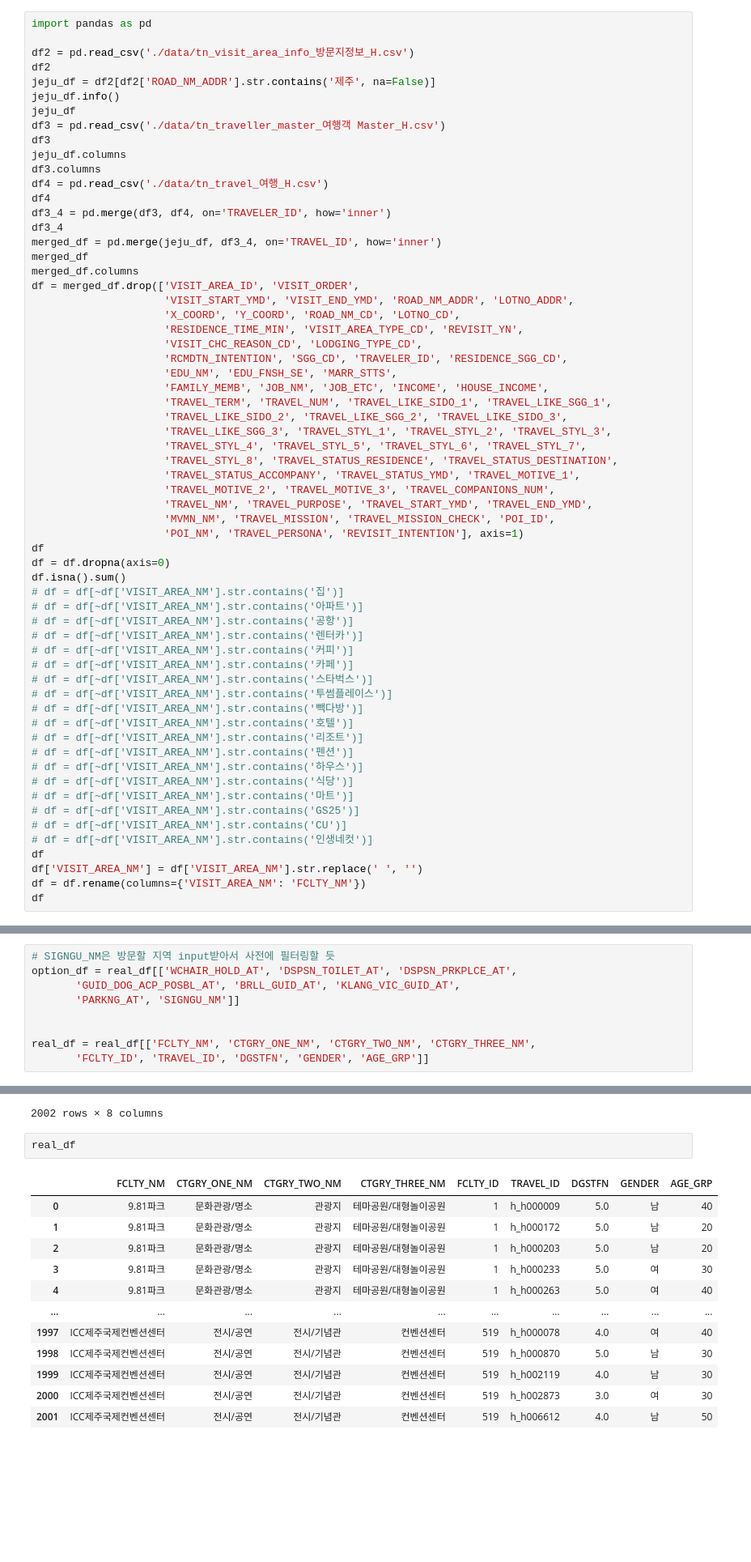
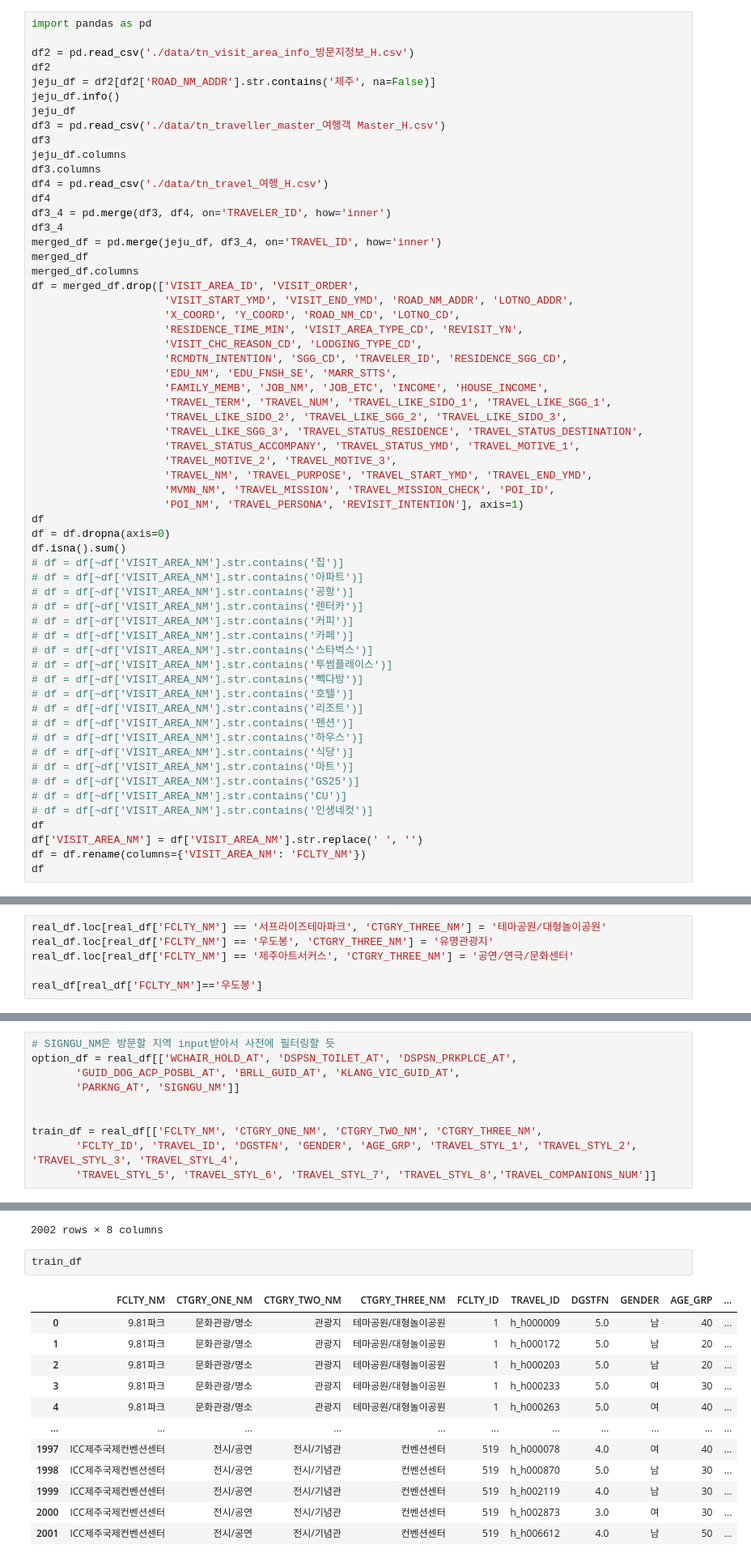
Before and after one commit to hanhee-cho/DA36_mini2_Jeju_for_All, a Jupyter notebook: minha_temp.ipynb, the cells around one changed output, grey strips where cells are left out. Shown at 81% size. Cells and saved outputs as stored; diff of their text form; blank space fills up the shorter version.

```diff
--- a/minha_temp.ipynb
+++ b/minha_temp.ipynb
@@ -215,11 +215,9 @@ df = merged_df.drop(['VISIT_AREA_ID', 'VISIT_ORDER',
                      'FAMILY_MEMB', 'JOB_NM', 'JOB_ETC', 'INCOME', 'HOUSE_INCOME',
                      'TRAVEL_TERM', 'TRAVEL_NUM', 'TRAVEL_LIKE_SIDO_1', 'TRAVEL_LIKE_SGG_1',
                      'TRAVEL_LIKE_SIDO_2', 'TRAVEL_LIKE_SGG_2', 'TRAVEL_LIKE_SIDO_3',
-                     'TRAVEL_LIKE_SGG_3', 'TRAVEL_STYL_1', 'TRAVEL_STYL_2', 'TRAVEL_STYL_3',
-                     'TRAVEL_STYL_4', 'TRAVEL_STYL_5', 'TRAVEL_STYL_6', 'TRAVEL_STYL_7',
-                     'TRAVEL_STYL_8', 'TRAVEL_STATUS_RESIDENCE', 'TRAVEL_STATUS_DESTINATION',
+                     'TRAVEL_LIKE_SGG_3', 'TRAVEL_STATUS_RESIDENCE', 'TRAVEL_STATUS_DESTINATION',
                      'TRAVEL_STATUS_ACCOMPANY', 'TRAVEL_STATUS_YMD', 'TRAVEL_MOTIVE_1',
-                     'TRAVEL_MOTIVE_2', 'TRAVEL_MOTIVE_3', 'TRAVEL_COMPANIONS_NUM',
+                     'TRAVEL_MOTIVE_2', 'TRAVEL_MOTIVE_3',
                      'TRAVEL_NM', 'TRAVEL_PURPOSE', 'TRAVEL_START_YMD', 'TRAVEL_END_YMD',
                      'MVMN_NM', 'TRAVEL_MISSION', 'TRAVEL_MISSION_CHECK', 'POI_ID',
                      'POI_NM', 'TRAVEL_PERSONA', 'REVISIT_INTENTION'], axis=1)
@@ -331,0 +330,6 @@ real_df
+# %%
+real_df.loc[real_df['FCLTY_NM'] == '서프라이즈테마파크', 'CTGRY_THREE_NM'] = '테마공원/대형놀이공원'
+real_df.loc[real_df['FCLTY_NM'] == '우도봉', 'CTGRY_THREE_NM'] = '유명관광지'
+real_df.loc[real_df['FCLTY_NM'] == '제주아트서커스', 'CTGRY_THREE_NM'] = '공연/연극/문화센터'
+
+real_df[real_df['FCLTY_NM']=='우도봉']
@@ -388,8 +421,9 @@ option_df = real_df[['WCHAIR_HOLD_AT', 'DSPSN_TOILET_AT', 'DSPSN_PRKPLCE_AT',
        'PARKNG_AT', 'SIGNGU_NM']]
 
 
-real_df = real_df[['FCLTY_NM', 'CTGRY_ONE_NM', 'CTGRY_TWO_NM', 'CTGRY_THREE_NM',
-       'FCLTY_ID', 'TRAVEL_ID', 'DGSTFN', 'GENDER', 'AGE_GRP']]
+train_df = real_df[['FCLTY_NM', 'CTGRY_ONE_NM', 'CTGRY_TWO_NM', 'CTGRY_THREE_NM',
+       'FCLTY_ID', 'TRAVEL_ID', 'DGSTFN', 'GENDER', 'AGE_GRP', 'TRAVEL_STYL_1', 'TRAVEL_STYL_2', 'TRAVEL_STYL_3', 'TRAVEL_STYL_4',
+       'TRAVEL_STYL_5', 'TRAVEL_STYL_6', 'TRAVEL_STYL_7', 'TRAVEL_STYL_8','TRAVEL_COMPANIONS_NUM']]
 # %%
 option_df
 # %% [output]
@@ -407,17 +441,17 @@ option_df
 | 2001 | 1 | 1 | 1 | 1 | 1 | ... |
 2002 rows × 8 columns
 # %%
-real_df
+train_df
 # %% [output]
-|  | FCLTY_NM | CTGRY_ONE_NM | CTGRY_TWO_NM | CTGRY_THREE_NM | FCLTY_ID | TRAVEL_ID | DGSTFN | GENDER | AGE_GRP |
-| 0 | 9.81파크 | 문화관광/명소 | 관광지 | 테마공원/대형놀이공원 | 1 | h_h000009 | 5.0 | 남 | 40 |
-| 1 | 9.81파크 | 문화관광/명소 | 관광지 | 테마공원/대형놀이공원 | 1 | h_h000172 | 5.0 | 남 | 20 |
-| 2 | 9.81파크 | 문화관광/명소 | 관광지 | 테마공원/대형놀이공원 | 1 | h_h000203 | 5.0 | 남 | 20 |
-| 3 | 9.81파크 | 문화관광/명소 | 관광지 | 테마공원/대형놀이공원 | 1 | h_h000233 | 5.0 | 여 | 30 |
-| 4 | 9.81파크 | 문화관광/명소 | 관광지 | 테마공원/대형놀이공원 | 1 | h_h000263 | 5.0 | 여 | 40 |
-| ... | ... | ... | ... | ... | ... | ... | ... | ... | ... |
-| 1997 | ICC제주국제컨벤션센터 | 전시/공연 | 전시/기념관 | 컨벤션센터 | 519 | h_h000078 | 4.0 | 여 | 40 |
-| 1998 | ICC제주국제컨벤션센터 | 전시/공연 | 전시/기념관 | 컨벤션센터 | 519 | h_h000870 | 5.0 | 남 | 30 |
-| 1999 | ICC제주국제컨벤션센터 | 전시/공연 | 전시/기념관 | 컨벤션센터 | 519 | h_h002119 | 4.0 | 남 | 30 |
-| 2000 | ICC제주국제컨벤션센터 | 전시/공연 | 전시/기념관 | 컨벤션센터 | 519 | h_h002873 | 3.0 | 여 | 30 |
-| 2001 | ICC제주국제컨벤션센터 | 전시/공연 | 전시/기념관 | 컨벤션센터 | 519 | h_h006612 | 4.0 | 남 | 50 |
+|  | FCLTY_NM | CTGRY_ONE_NM | CTGRY_TWO_NM | CTGRY_THREE_NM | FCLTY_ID | TRAVEL_ID | DGSTFN | GENDER | AGE_GRP | ... |
+| 0 | 9.81파크 | 문화관광/명소 | 관광지 | 테마공원/대형놀이공원 | 1 | h_h000009 | 5.0 | 남 | 40 | ... |
+| 1 | 9.81파크 | 문화관광/명소 | 관광지 | 테마공원/대형놀이공원 | 1 | h_h000172 | 5.0 | 남 | 20 | ... |
+| 2 | 9.81파크 | 문화관광/명소 | 관광지 | 테마공원/대형놀이공원 | 1 | h_h000203 | 5.0 | 남 | 20 | ... |
+| 3 | 9.81파크 | 문화관광/명소 | 관광지 | 테마공원/대형놀이공원 | 1 | h_h000233 | 5.0 | 여 | 30 | ... |
+| 4 | 9.81파크 | 문화관광/명소 | 관광지 | 테마공원/대형놀이공원 | 1 | h_h000263 | 5.0 | 여 | 40 | ... |
+| ... | ... | ... | ... | ... | ... | ... | ... | ... | ... | ... |
+| 1997 | ICC제주국제컨벤션센터 | 전시/공연 | 전시/기념관 | 컨벤션센터 | 519 | h_h000078 | 4.0 | 여 | 40 | ... |
+| 1998 | ICC제주국제컨벤션센터 | 전시/공연 | 전시/기념관 | 컨벤션센터 | 519 | h_h000870 | 5.0 | 남 | 30 | ... |
+| 1999 | ICC제주국제컨벤션센터 | 전시/공연 | 전시/기념관 | 컨벤션센터 | 519 | h_h002119 | 4.0 | 남 | 30 | ... |
+| 2000 | ICC제주국제컨벤션센터 | 전시/공연 | 전시/기념관 | 컨벤션센터 | 519 | h_h002873 | 3.0 | 여 | 30 | ... |
+| 2001 | ICC제주국제컨벤션센터 | 전시/공연 | 전시/기념관 | 컨벤션센터 | 519 | h_h006612 | 4.0 | 남 | 50 | ... |
```
Also changed, not shown: parts of 11 cells of this notebook, 5 other files.
